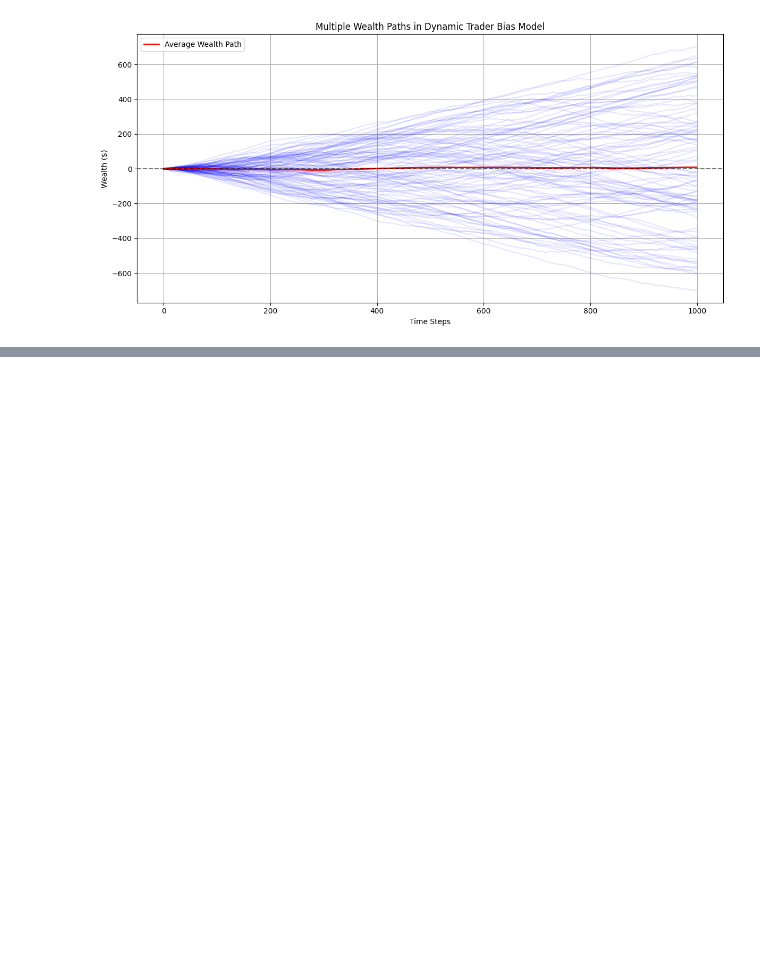
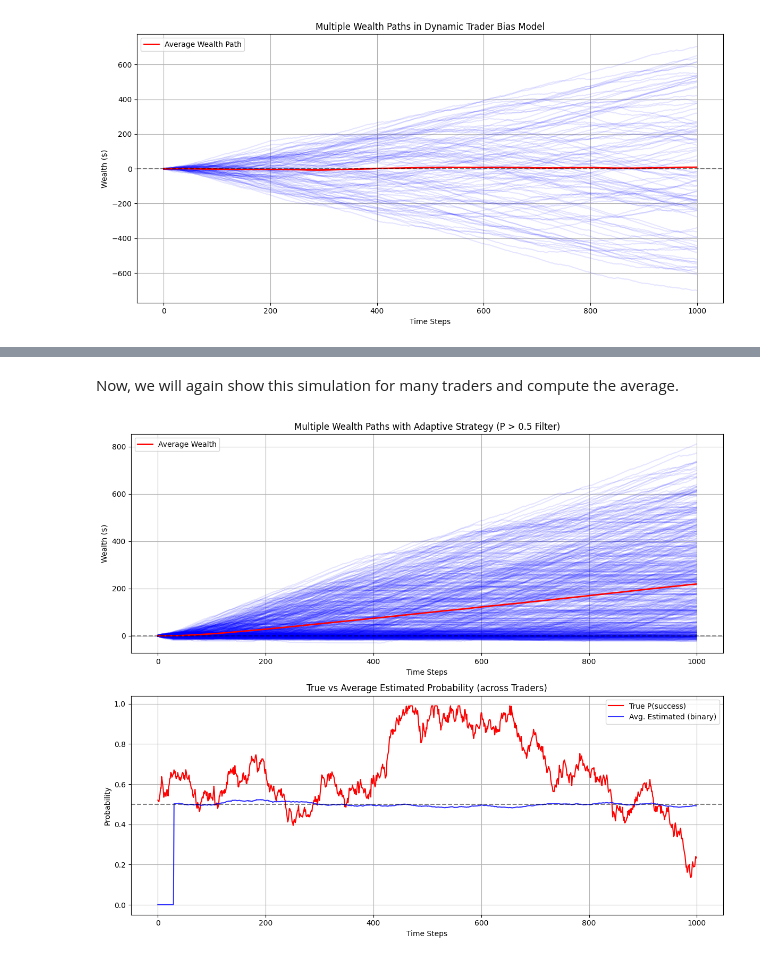
Before and after one commit to anteqkois/algo-statistics-bachelors-thesis, a Jupyter notebook: src/statistic-in-trading.ipynb, the cells around one changed output, grey strips where cells are left out. Saved outputs shown, nothing was run; the diff lists cells and outputs as text; code cells hidden in the pictures; blank space fills up the shorter version.

```diff
--- a/src/statistic-in-trading.ipynb
+++ b/src/statistic-in-trading.ipynb
@@ -307,0 +451,47 @@ plt.show()
+# %% [markdown]
+Now, we will again show this simulation for many traders and compute the average.
+# %%
+# Parameters
+n_steps = 1000
+n_sims = 500
+
+wealth_paths = np.zeros((n_sims, n_steps))
+est_prob_paths = np.zeros((n_sims, n_steps))
+
+for i in range(n_sims):
+    w, ep, tp = adaptive_strategy(n_steps)
+    wealth_paths[i] = w
+    est_prob_paths[i] = ep
+    if i == 0:
+        example_true_probs = tp  # Just take one true probability path for reference
+
+fig, (ax1, ax2) = plt.subplots(2, 1, figsize=(12, 10))
+
+# Wealth paths
+for i in range(n_sims):
+    ax1.plot(wealth_paths[i], alpha=0.1, color='blue')
+
+avg_wealth = np.mean(wealth_paths, axis=0)
+ax1.plot(avg_wealth, color='red', linewidth=2, label='Average Wealth')
+ax1.axhline(y=0, color='black', linestyle='--', alpha=0.5)
+ax1.set_title('Multiple Wealth Paths with Adaptive Strategy (P > 0.5 Filter)')
+ax1.set_xlabel('Time Steps')
+ax1.set_ylabel('Wealth ($)')
+ax1.legend()
+ax1.grid(True)
+
+# Probability paths
+avg_est_prob = np.mean(est_prob_paths, axis=0)
+ax2.plot(example_true_probs, color='red', label='True P(success)')
+ax2.plot(avg_est_prob, color='blue', alpha=0.8, label='Avg. Estimated (binary)')
+ax2.axhline(y=0.5, color='black', linestyle='--', alpha=0.5)
+ax2.set_title('True vs Average Estimated Probability (across Traders)')
+ax2.set_xlabel('Time Steps')
+ax2.set_ylabel('Probability')
+ax2.legend()
+ax2.grid(True)
+
+plt.tight_layout()
+plt.show()
+# %% [output]
+[figure, added]
```
Also changed, not shown: parts of 9 cells of this notebook.
